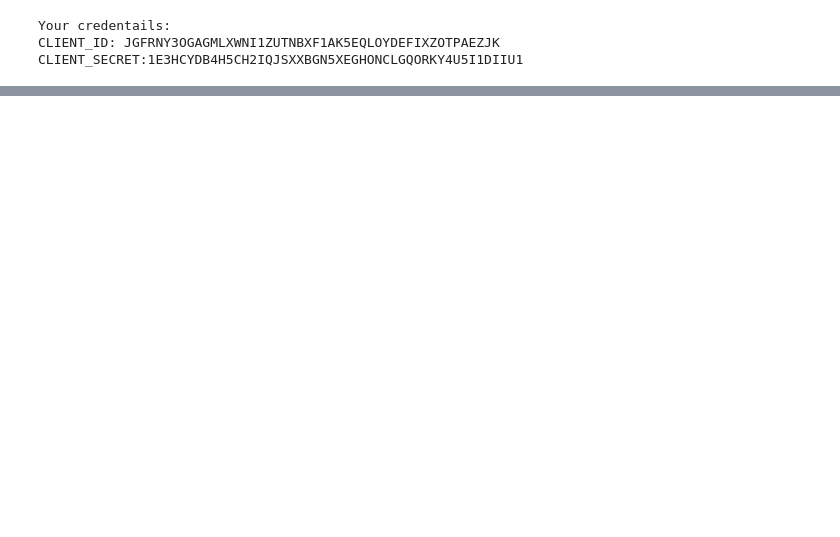
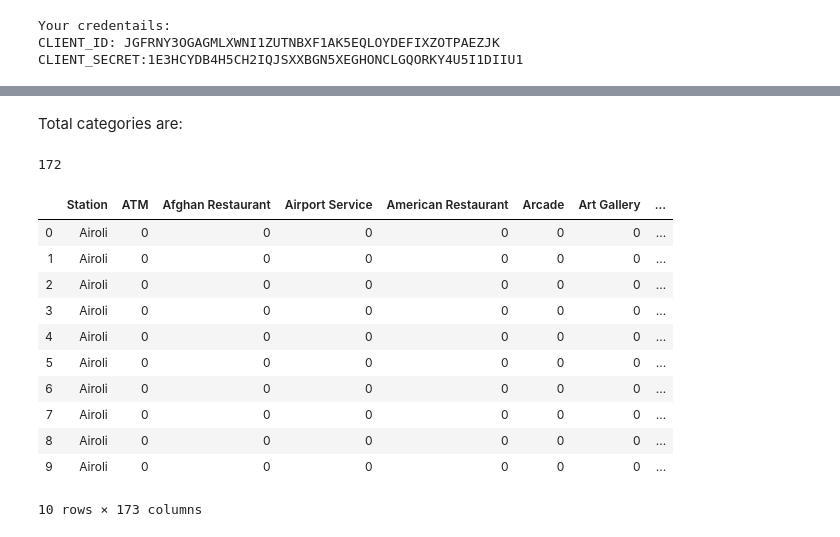
Before and after one commit to shriram95/Clustering_capstone, a Jupyter notebook: capstone_project.ipynb, the cells around one changed output, grey strips where cells are left out. Saved outputs shown, nothing was run; the diff lists cells and outputs as text; code cells hidden in the pictures; blank space fills up the shorter version.

```diff
--- a/capstone_project.ipynb
+++ b/capstone_project.ipynb
@@ -209,0 +251,3 @@ CLIENT_SECRET:1E3HCYDB4H5CH2IQJSXXBGN5XEGHONCLGQORKY4U5I1DIIU1
+# %%
+stationData = getNearbyVenues()
+stationData.head()
@@ -209,0 +299,25 @@ CLIENT_SECRET:1E3HCYDB4H5CH2IQJSXXBGN5XEGHONCLGQORKY4U5I1DIIU1
+# %% [markdown]
+Total categories are:
+# %%
+len(stationData['Venue Category'].unique())
+# %% [output]
+172
+# %%
+stationDummy = pd.get_dummies(stationData['Venue Category'], prefix="", prefix_sep="")
+stationDummy['Station'] = stationData['Station']
+fixed_columns = [stationDummy.columns[-1]] + list(stationDummy.columns[:-1])
+stationDummy = stationDummy[fixed_columns]
+stationDummy.head(10)
+# %% [output]
+|  | Station | ATM | Afghan Restaurant | Airport Service | American Restaurant | Arcade | Art Gallery | ... |
+| 0 | Airoli | 0 | 0 | 0 | 0 | 0 | 0 | ... |
+| 1 | Airoli | 0 | 0 | 0 | 0 | 0 | 0 | ... |
+| 2 | Airoli | 0 | 0 | 0 | 0 | 0 | 0 | ... |
+| 3 | Airoli | 0 | 0 | 0 | 0 | 0 | 0 | ... |
+| 4 | Airoli | 0 | 0 | 0 | 0 | 0 | 0 | ... |
+| 5 | Airoli | 0 | 0 | 0 | 0 | 0 | 0 | ... |
+| 6 | Airoli | 0 | 0 | 0 | 0 | 0 | 0 | ... |
+| 7 | Airoli | 0 | 0 | 0 | 0 | 0 | 0 | ... |
+| 8 | Airoli | 0 | 0 | 0 | 0 | 0 | 0 | ... |
+| 9 | Airoli | 0 | 0 | 0 | 0 | 0 | 0 | ... |
+10 rows × 173 columns
```
Also changed, not shown: parts of 14 cells of this notebook.
